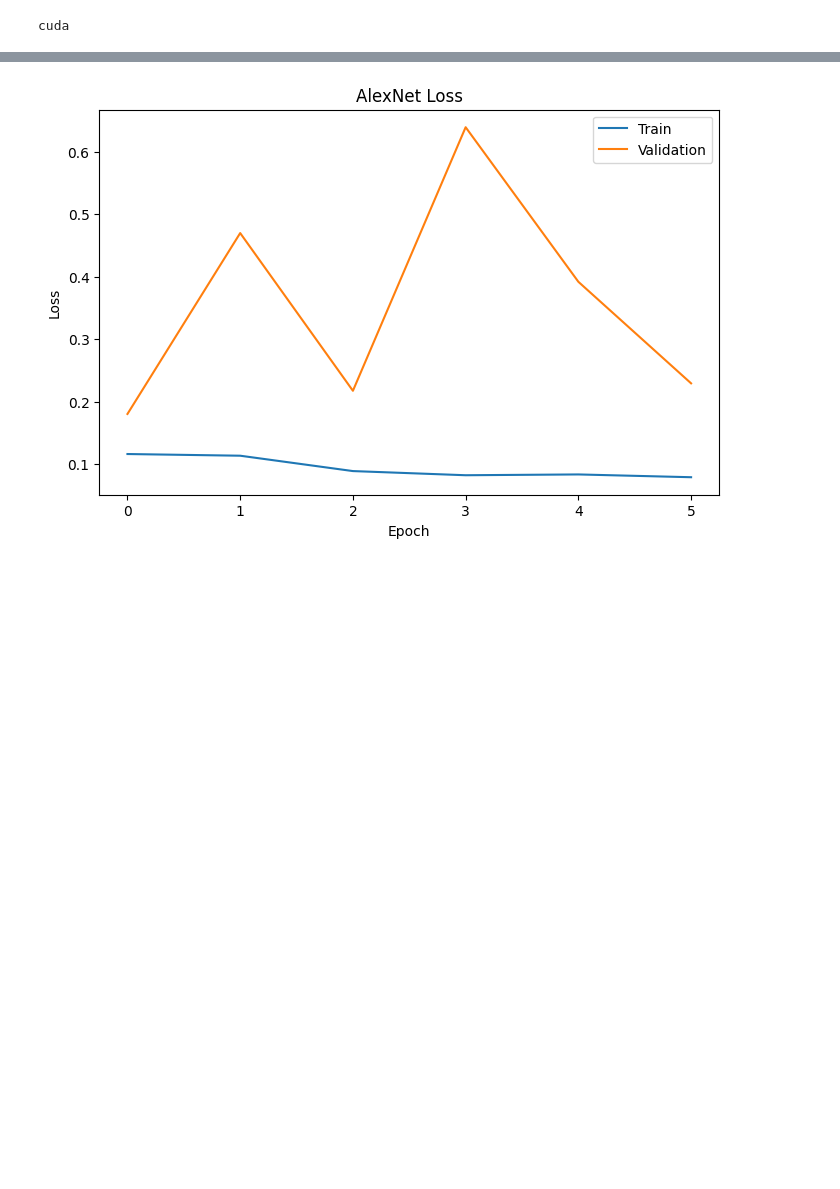
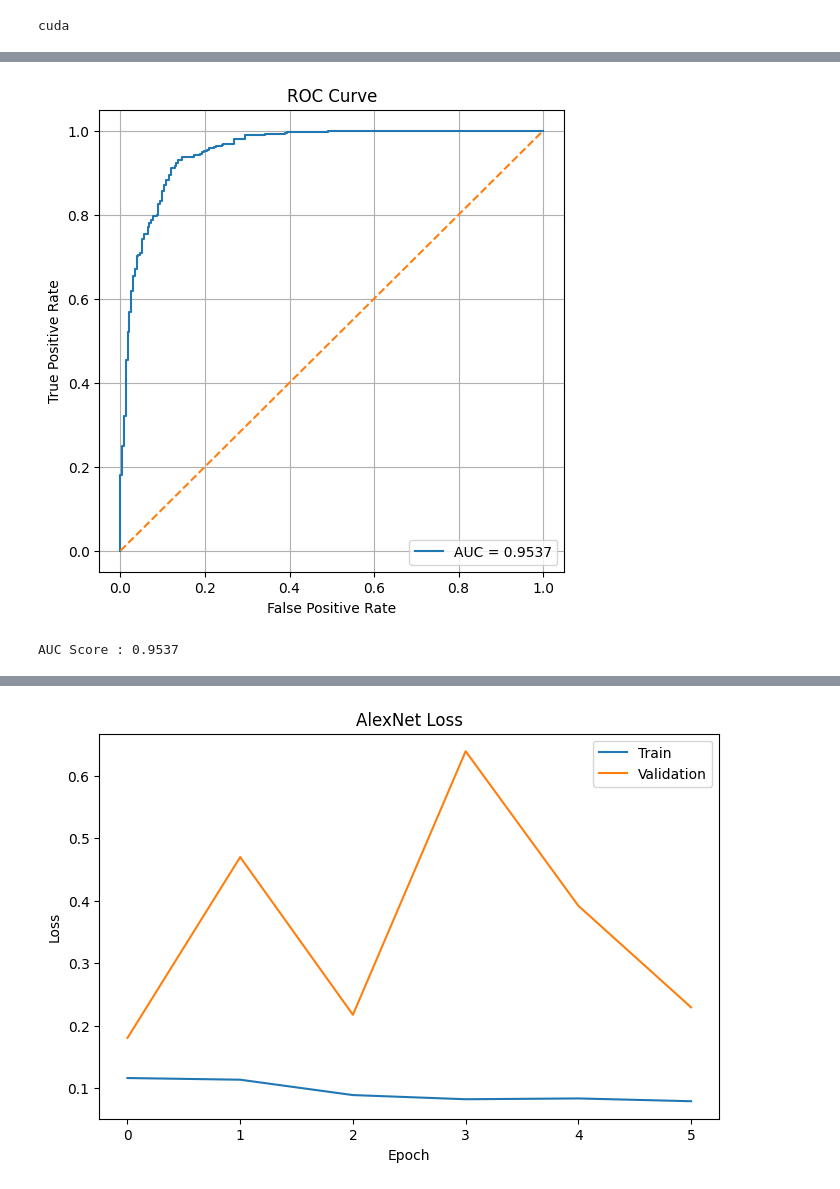
Before and after one commit to Mostafij-k/Deep_Learning_Pretrained_Model_Comparision_with_Chest_Xray_Pneumonia, a Jupyter notebook: Pneumonia_Classification_AlexNET.ipynb, the cells around one changed output, grey strips where cells are left out. Saved outputs shown, nothing was run; the diff lists cells and outputs as text; code cells hidden in the pictures; blank space fills up the shorter version.

```diff
--- a/Pneumonia_Classification_AlexNET.ipynb
+++ b/Pneumonia_Classification_AlexNET.ipynb
@@ -306 +357,39 @@ Test Accuracy : 85.10%
+# %%
+# Draw ROC Curve
+fpr, tpr, thresholds = roc_curve(y_true, y_prob)
+
+auc_score = roc_auc_score(y_true, y_prob)
+
+plt.figure(figsize=(6,6))
+
+plt.plot(
+    fpr,
+    tpr,
+    label=f"AUC = {auc_score:.4f}"
+)
+
+plt.plot(
+    [0,1],
+    [0,1],
+    linestyle="--"
+)
+
+plt.xlabel("False Positive Rate")
+
+plt.ylabel("True Positive Rate")
+
+plt.title("ROC Curve")
+
+plt.legend()
+
+plt.grid(True)
+
+plt.show()
+# %% [output]
+[figure, added]
+# %%
+# AUC Score
+print(f"AUC Score : {auc_score:.4f}")
+# %% [output]
+AUC Score : 0.9537
 # %%
```
Also changed, not shown: parts of 19 cells of this notebook.
